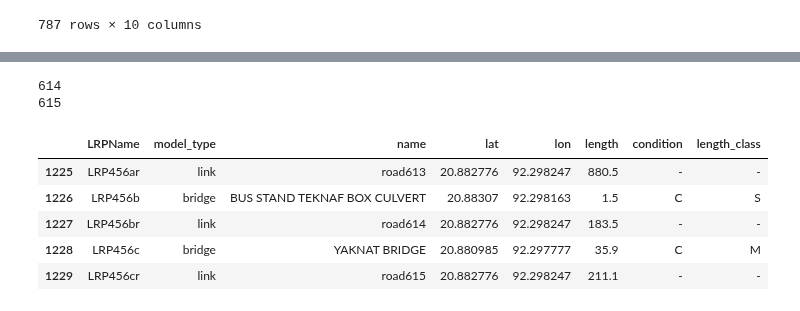
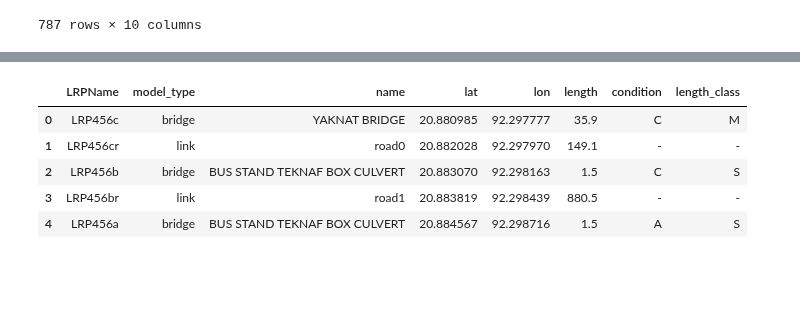
Before and after one commit to EwoutH/EPA1352-Adv-Simulation, a Jupyter notebook: EPA1352-G06-A2/notebooks/bridges_eda.ipynb, the cells around one changed output, grey strips where cells are left out. Cells and saved outputs as stored; diff of their text form; code cells hidden in the pictures; blank space fills up the shorter version.

```diff
--- a/EPA1352-G06-A2/notebooks/bridges_eda.ipynb
+++ b/EPA1352-G06-A2/notebooks/bridges_eda.ipynb
@@ -54,7 +54,11 @@ bridges_clean2 = bridges_clean2.sort_values(["km", "condition", "name"], ascendi
 
 # Calculate distance between bridges
 bridges_clean2["dist"] = bridges_clean2["km"].diff()
-bridges_clean2
+
+# We save the first bridge because it needs to be added later.
+first_bridge = bridges_clean2.iloc[0]
+
+bridges_clean2.head()
 # %% [output]
 |  | km | type | LRPName | name | length | condition | chainage | lat | lon | length_class | ... |
 | 0 | 1.800 | Box Culvert | LRP001a | . | 11.30 | A | 1.800 | 23.698739 | 90.458861 | M | ... |
@@ -113,7 +92,5 @@ It can also be an idea to look for the road information in _roads3.csv
 # %%
 bridges1 = bridges_clean3.copy()
-# We want the route to go from Chittagong to Dhaka so we have to flip the DataFrame.
-# bridges1 = bridges1[::-1]
 
 # To drop the duplicate Darikandi bridge we delete the value from the column
 bridges1['LRPName'] = bridges1['LRPName'].drop_duplicates()
@@ -121,9 +98,8 @@ bridges1['LRPName'] = bridges1['LRPName'].drop_duplicates()
 bridges1 = bridges1.dropna()
 
 # The previously saved bridge is appended to the end of the flipped DataFrame
-# bridges1 = bridges1.append(first_bridge)
+bridges1 = bridges1.append(first_bridge)
 bridges1 = bridges1.reset_index()
-bridges1 = bridges1[bridges1.LRPName != 'LRP018a']
 bridges1
 # %% [output]
 |  | index | km | type | LRPName | name | length | condition | chainage | lat | lon | ... |
@@ -142,34 +118,37 @@ bridges1
 # %%
-cols = ['LRPName', 'model_type', 'name', 'lat', 'lon', 'length', 'condition', 'length_class'] # Later column 'road' toevoegen.
+# Now we add the rows in between the bridges with the correct data.
+cols = ['LRPName', 'model_type', 'name', 'lat', 'lon', 'length', 'condition', 'length_class']
+
+#Create an empty DataFrame
 df = pd.DataFrame(columns=cols)
+
+#Iterate over the rows with an index to refer to the index within the loop.
 for index, row in bridges1.iterrows():
+    #Add the bridge
     df = df.append(row[cols], ignore_index=True)
+    #stop at the last bridge because that will become the sink.
+    if index >= bridges1.shape[0]-1:
+        break
+    # Save all the road information that is needed.
     road_id = row['LRPName'] + 'r'
     road_index = f'road{index}'
-    if index >= 616:
-        break
-#     bride1_lat = row['lat']
-#     bride2_lat = row['lat']
-#     print(row['lat'])
-#     print(bridges1.iloc[index+1]['lat'])
-    try:
-        road_lat = (row['lat'] + bridges1.iloc[index+1]['lat']) / 2
-        road_lon = (row['lon'] + bridges1.iloc[index+1]['lon']) / 2
-    except:
-        print(index)
-    road_length = row['dist']*1000 - row['length']
-    no_value = '-'
+    # The location of the road will be in the middle of the two bridges it connects.
+    road_lat = (row['lat'] + bridges1.iloc[index+1]['lat']) / 2
+    road_lon = (row['lon'] + bridges1.iloc[index+1]['lon']) / 2
+    road_length = bridges1.iloc[index+1]['dist']*1000 - row['length']
+    # Roads don't have a condition or a length class
+    road_condition = '-'
+    road_length_class = '-'
+    # The new row is created and appended after the preceding bridge.
     new_row = {'LRPName' : road_id, 'model_type' : 'link', 'name' : road_index,
-               'lat' : road_lat, 'lon' : road_lon, 'length' : road_length, 'condition' : no_value, 'length_class': no_value}
+               'lat' : road_lat, 'lon' : road_lon, 'length' : road_length, 'condition' : road_condition, 'length_class' : road_length_class}
     df = df.append(new_row, ignore_index=True)
-df.tail()
+df.head()
 # %% [output]
-614
-615
 |  | LRPName | model_type | name | lat | lon | length | condition | length_class |
-| 1225 | LRP456ar | link | road613 | 20.882776 | 92.298247 | 880.5 | - | - |
-| 1226 | LRP456b | bridge | BUS STAND TEKNAF BOX CULVERT | 20.88307 | 92.298163 | 1.5 | C | S |
-| 1227 | LRP456br | link | road614 | 20.882776 | 92.298247 | 183.5 | - | - |
-| 1228 | LRP456c | bridge | YAKNAT BRIDGE | 20.880985 | 92.297777 | 35.9 | C | M |
-| 1229 | LRP456cr | link | road615 | 20.882776 | 92.298247 | 211.1 | - | - |
+| 0 | LRP456c | bridge | YAKNAT BRIDGE | 20.880985 | 92.297777 | 35.9 | C | M |
+| 1 | LRP456cr | link | road0 | 20.882028 | 92.297970 | 149.1 | - | - |
+| 2 | LRP456b | bridge | BUS STAND TEKNAF BOX CULVERT | 20.883070 | 92.298163 | 1.5 | C | S |
+| 3 | LRP456br | link | road1 | 20.883819 | 92.298439 | 880.5 | - | - |
+| 4 | LRP456a | bridge | BUS STAND TEKNAF BOX CULVERT | 20.884567 | 92.298716 | 1.5 | A | S |
 # %%
```
Also changed, not shown: parts of 12 cells of this notebook.
